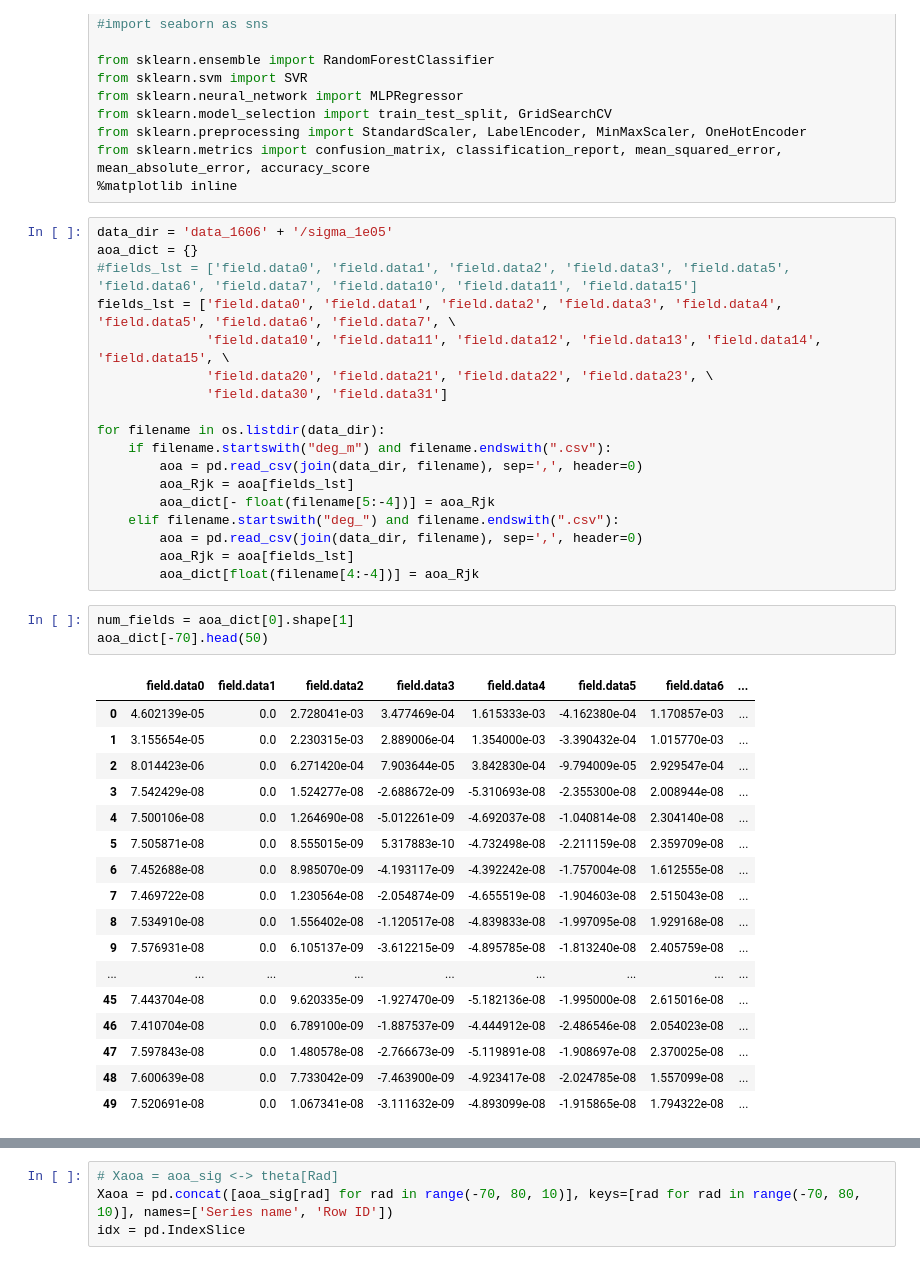
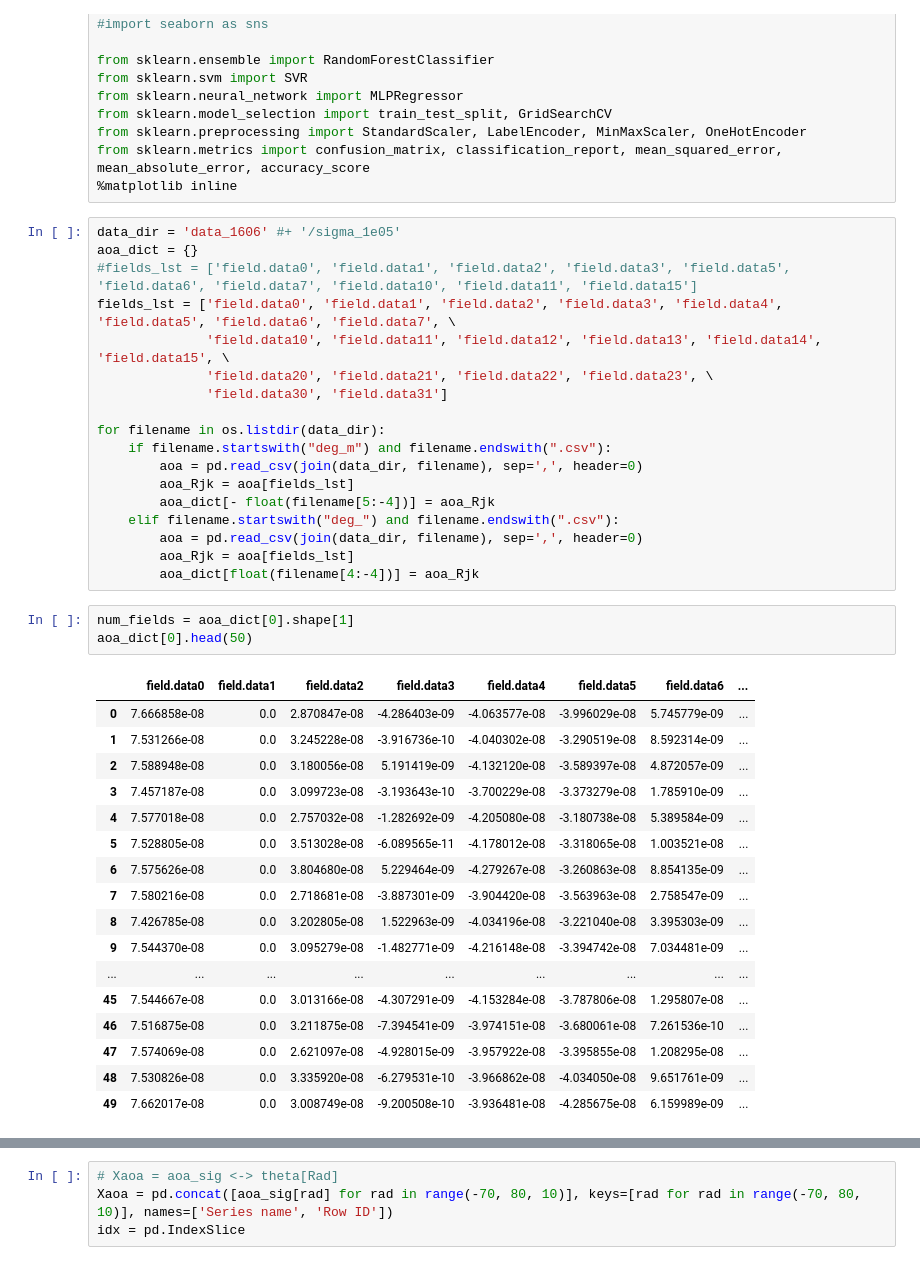
Before and after one commit to zdai257/DeepAOANet, a Jupyter notebook: myAOAnet.ipynb, the cells around one changed output, grey strips where cells are left out. Drawn from its saved outputs; the diff is of its cells as text.

```diff
--- a/myAOAnet.ipynb
+++ b/myAOAnet.ipynb
@@ -17,7 +17,7 @@ from sklearn.preprocessing import StandardScaler, LabelEncoder, MinMaxScaler, On
 from sklearn.metrics import confusion_matrix, classification_report, mean_squared_error, mean_absolute_error, accuracy_score
 %matplotlib inline
 # %%
-data_dir = 'data_1606' + '/sigma_1e05'
+data_dir = 'data_1606' #+ '/sigma_1e05'
 aoa_dict = {}
 #fields_lst = ['field.data0', 'field.data1', 'field.data2', 'field.data3', 'field.data5', 'field.data6', 'field.data7', 'field.data10', 'field.data11', 'field.data15']
 fields_lst = ['field.data0', 'field.data1', 'field.data2', 'field.data3', 'field.data4', 'field.data5', 'field.data6', 'field.data7', \
@@ -36,25 +36,25 @@ for filename in os.listdir(data_dir):
         aoa_dict[float(filename[4:-4])] = aoa_Rjk
 # %%
 num_fields = aoa_dict[0].shape[1]
-aoa_dict[-70].head(50)
+aoa_dict[0].head(50)
 # %% [output]
 |  | field.data0 | field.data1 | field.data2 | field.data3 | field.data4 | field.data5 | field.data6 | ... |
-| 0 | 4.602139e-05 | 0.0 | 2.728041e-03 | 3.477469e-04 | 1.615333e-03 | -4.162380e-04 | 1.170857e-03 | ... |
-| 1 | 3.155654e-05 | 0.0 | 2.230315e-03 | 2.889006e-04 | 1.354000e-03 | -3.390432e-04 | 1.015770e-03 | ... |
-| 2 | 8.014423e-06 | 0.0 | 6.271420e-04 | 7.903644e-05 | 3.842830e-04 | -9.794009e-05 | 2.929547e-04 | ... |
-| 3 | 7.542429e-08 | 0.0 | 1.524277e-08 | -2.688672e-09 | -5.310693e-08 | -2.355300e-08 | 2.008944e-08 | ... |
-| 4 | 7.500106e-08 | 0.0 | 1.264690e-08 | -5.012261e-09 | -4.692037e-08 | -1.040814e-08 | 2.304140e-08 | ... |
-| 5 | 7.505871e-08 | 0.0 | 8.555015e-09 | 5.317883e-10 | -4.732498e-08 | -2.211159e-08 | 2.359709e-08 | ... |
-| 6 | 7.452688e-08 | 0.0 | 8.985070e-09 | -4.193117e-09 | -4.392242e-08 | -1.757004e-08 | 1.612555e-08 | ... |
-| 7 | 7.469722e-08 | 0.0 | 1.230564e-08 | -2.054874e-09 | -4.655519e-08 | -1.904603e-08 | 2.515043e-08 | ... |
-| 8 | 7.534910e-08 | 0.0 | 1.556402e-08 | -1.120517e-08 | -4.839833e-08 | -1.997095e-08 | 1.929168e-08 | ... |
-| 9 | 7.576931e-08 | 0.0 | 6.105137e-09 | -3.612215e-09 | -4.895785e-08 | -1.813240e-08 | 2.405759e-08 | ... |
+| 0 | 7.666858e-08 | 0.0 | 2.870847e-08 | -4.286403e-09 | -4.063577e-08 | -3.996029e-08 | 5.745779e-09 | ... |
+| 1 | 7.531266e-08 | 0.0 | 3.245228e-08 | -3.916736e-10 | -4.040302e-08 | -3.290519e-08 | 8.592314e-09 | ... |
+| 2 | 7.588948e-08 | 0.0 | 3.180056e-08 | 5.191419e-09 | -4.132120e-08 | -3.589397e-08 | 4.872057e-09 | ... |
+| 3 | 7.457187e-08 | 0.0 | 3.099723e-08 | -3.193643e-10 | -3.700229e-08 | -3.373279e-08 | 1.785910e-09 | ... |
+| 4 | 7.577018e-08 | 0.0 | 2.757032e-08 | -1.282692e-09 | -4.205080e-08 | -3.180738e-08 | 5.389584e-09 | ... |
+| 5 | 7.528805e-08 | 0.0 | 3.513028e-08 | -6.089565e-11 | -4.178012e-08 | -3.318065e-08 | 1.003521e-08 | ... |
+| 6 | 7.575626e-08 | 0.0 | 3.804680e-08 | 5.229464e-09 | -4.279267e-08 | -3.260863e-08 | 8.854135e-09 | ... |
+| 7 | 7.580216e-08 | 0.0 | 2.718681e-08 | -3.887301e-09 | -3.904420e-08 | -3.563963e-08 | 2.758547e-09 | ... |
+| 8 | 7.426785e-08 | 0.0 | 3.202805e-08 | 1.522963e-09 | -4.034196e-08 | -3.221040e-08 | 3.395303e-09 | ... |
+| 9 | 7.544370e-08 | 0.0 | 3.095279e-08 | -1.482771e-09 | -4.216148e-08 | -3.394742e-08 | 7.034481e-09 | ... |
 | ... | ... | ... | ... | ... | ... | ... | ... | ... |
-| 45 | 7.443704e-08 | 0.0 | 9.620335e-09 | -1.927470e-09 | -5.182136e-08 | -1.995000e-08 | 2.615016e-08 | ... |
-| 46 | 7.410704e-08 | 0.0 | 6.789100e-09 | -1.887537e-09 | -4.444912e-08 | -2.486546e-08 | 2.054023e-08 | ... |
-| 47 | 7.597843e-08 | 0.0 | 1.480578e-08 | -2.766673e-09 | -5.119891e-08 | -1.908697e-08 | 2.370025e-08 | ... |
-| 48 | 7.600639e-08 | 0.0 | 7.733042e-09 | -7.463900e-09 | -4.923417e-08 | -2.024785e-08 | 1.557099e-08 | ... |
-| 49 | 7.520691e-08 | 0.0 | 1.067341e-08 | -3.111632e-09 | -4.893099e-08 | -1.915865e-08 | 1.794322e-08 | ... |
+| 45 | 7.544667e-08 | 0.0 | 3.013166e-08 | -4.307291e-09 | -4.153284e-08 | -3.787806e-08 | 1.295807e-08 | ... |
+| 46 | 7.516875e-08 | 0.0 | 3.211875e-08 | -7.394541e-09 | -3.974151e-08 | -3.680061e-08 | 7.261536e-10 | ... |
+| 47 | 7.574069e-08 | 0.0 | 2.621097e-08 | -4.928015e-09 | -3.957922e-08 | -3.395855e-08 | 1.208295e-08 | ... |
+| 48 | 7.530826e-08 | 0.0 | 3.335920e-08 | -6.279531e-10 | -3.966862e-08 | -4.034050e-08 | 9.651761e-09 | ... |
+| 49 | 7.662017e-08 | 0.0 | 3.008749e-08 | -9.200508e-10 | -3.936481e-08 | -4.285675e-08 | 6.159989e-09 | ... |
 # %%
 #Degree to Radian
 for key in aoa_dict.keys():
```
Also changed, not shown: parts of 47 cells of this notebook, 27 other files.
